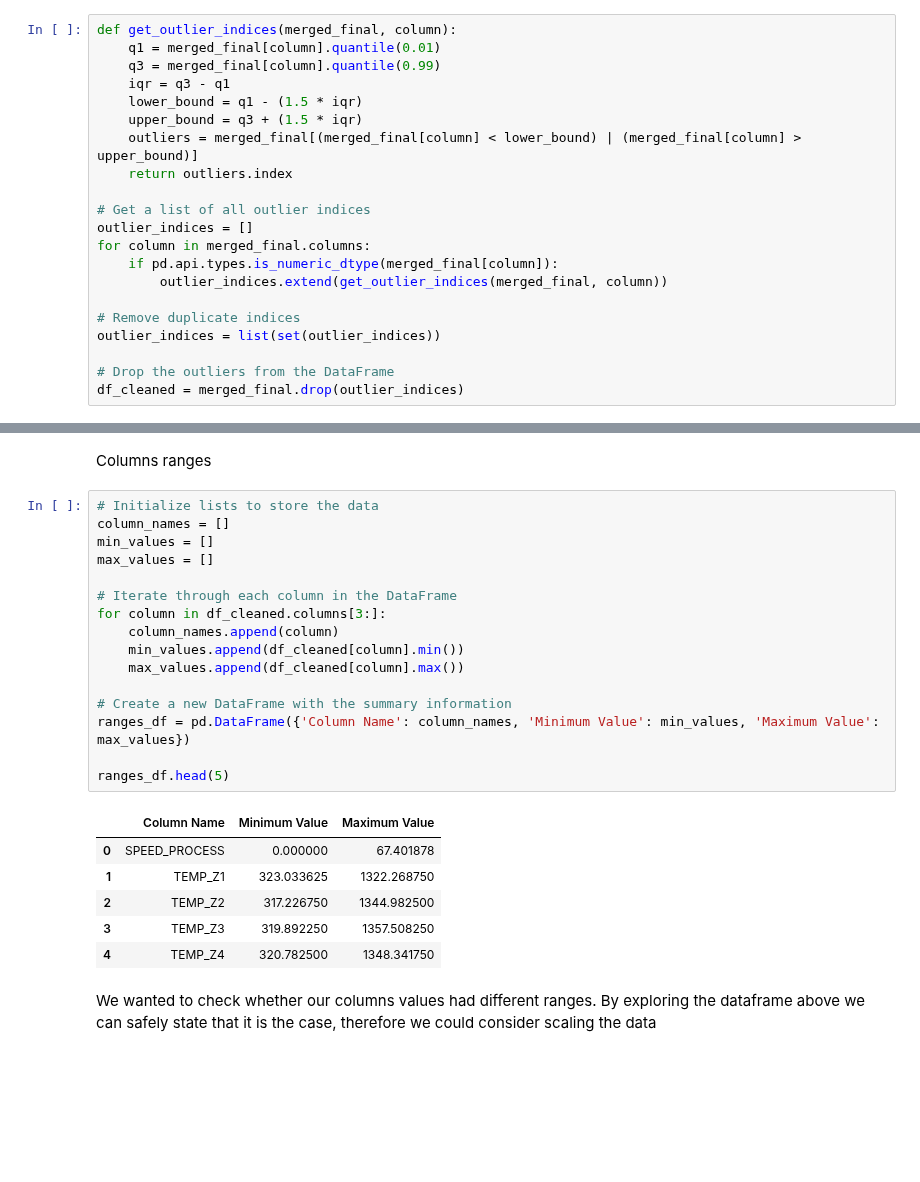
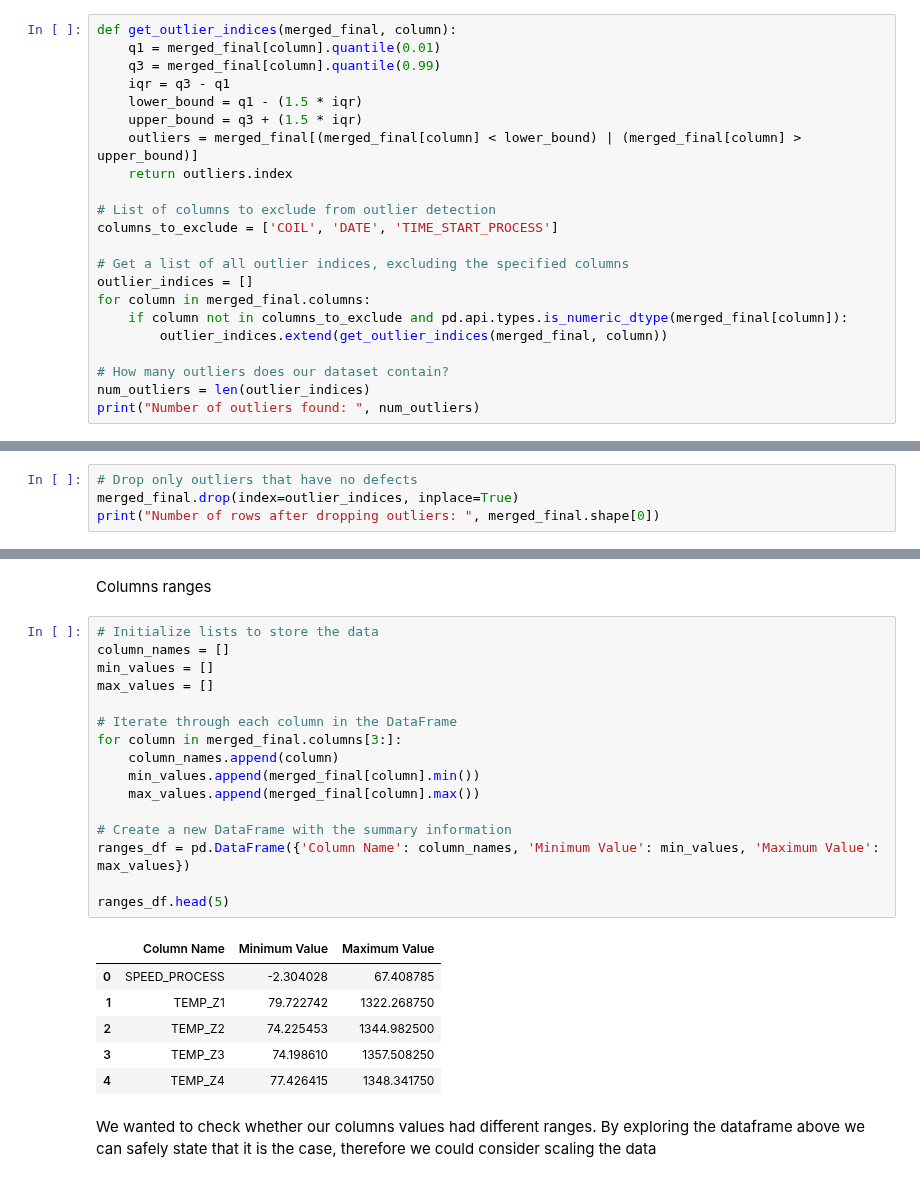
Before and after one commit to simoneassirelli/Machine-Learning-Fieldwork---G3, a Jupyter notebook: full_code.ipynb, the cells around one changed output, grey strips where cells are left out. Cells and saved outputs as stored; diff of their text form; blank space fills up the shorter version.

```diff
--- a/full_code.ipynb
+++ b/full_code.ipynb
@@ -287,14 +297,15 @@ def get_outlier_indices(merged_final, column):
     outliers = merged_final[(merged_final[column] < lower_bound) | (merged_final[column] > upper_bound)]
     return outliers.index
 
-# Get a list of all outlier indices
+# List of columns to exclude from outlier detection
+columns_to_exclude = ['COIL', 'DATE', 'TIME_START_PROCESS']
+
+# Get a list of all outlier indices, excluding the specified columns
 outlier_indices = []
 for column in merged_final.columns:
-    if pd.api.types.is_numeric_dtype(merged_final[column]):
+    if column not in columns_to_exclude and pd.api.types.is_numeric_dtype(merged_final[column]):
         outlier_indices.extend(get_outlier_indices(merged_final, column))
 
-# Remove duplicate indices
-outlier_indices = list(set(outlier_indices))
-
-# Drop the outliers from the DataFrame
-df_cleaned = merged_final.drop(outlier_indices)
+# How many outliers does our dataset contain?
+num_outliers = len(outlier_indices)
+print("Number of outliers found: ", num_outliers)
@@ -300,0 +354,4 @@ df_cleaned = merged_final.drop(outlier_indices)
+# %%
+# Drop only outliers that have no defects
+merged_final.drop(index=outlier_indices, inplace=True)
+print("Number of rows after dropping outliers: ", merged_final.shape[0])
@@ -305,26 +372,26 @@ Columns ranges
 # %%
 # Initialize lists to store the data
 column_names = []
 min_values = []
 max_values = []
 
 # Iterate through each column in the DataFrame
-for column in df_cleaned.columns[3:]:
+for column in merged_final.columns[3:]:
     column_names.append(column)
-    min_values.append(df_cleaned[column].min())
-    max_values.append(df_cleaned[column].max())
+    min_values.append(merged_final[column].min())
+    max_values.append(merged_final[column].max())
 
 # Create a new DataFrame with the summary information
 ranges_df = pd.DataFrame({'Column Name': column_names, 'Minimum Value': min_values, 'Maximum Value': max_values})
 
 ranges_df.head(5)
 # %% [output]
 |  | Column Name | Minimum Value | Maximum Value |
-| 0 | SPEED_PROCESS | 0.000000 | 67.401878 |
-| 1 | TEMP_Z1 | 323.033625 | 1322.268750 |
-| 2 | TEMP_Z2 | 317.226750 | 1344.982500 |
-| 3 | TEMP_Z3 | 319.892250 | 1357.508250 |
-| 4 | TEMP_Z4 | 320.782500 | 1348.341750 |
+| 0 | SPEED_PROCESS | -2.304028 | 67.408785 |
+| 1 | TEMP_Z1 | 79.722742 | 1322.268750 |
+| 2 | TEMP_Z2 | 74.225453 | 1344.982500 |
+| 3 | TEMP_Z3 | 74.198610 | 1357.508250 |
+| 4 | TEMP_Z4 | 77.426415 | 1348.341750 |
 # %% [markdown]
 We wanted to check whether our columns values had different ranges. By exploring the dataframe above we can safely state that it is the case, therefore we could consider scaling the data
 # %% [markdown]
```
Also changed, not shown: parts of 22 cells of this notebook.
